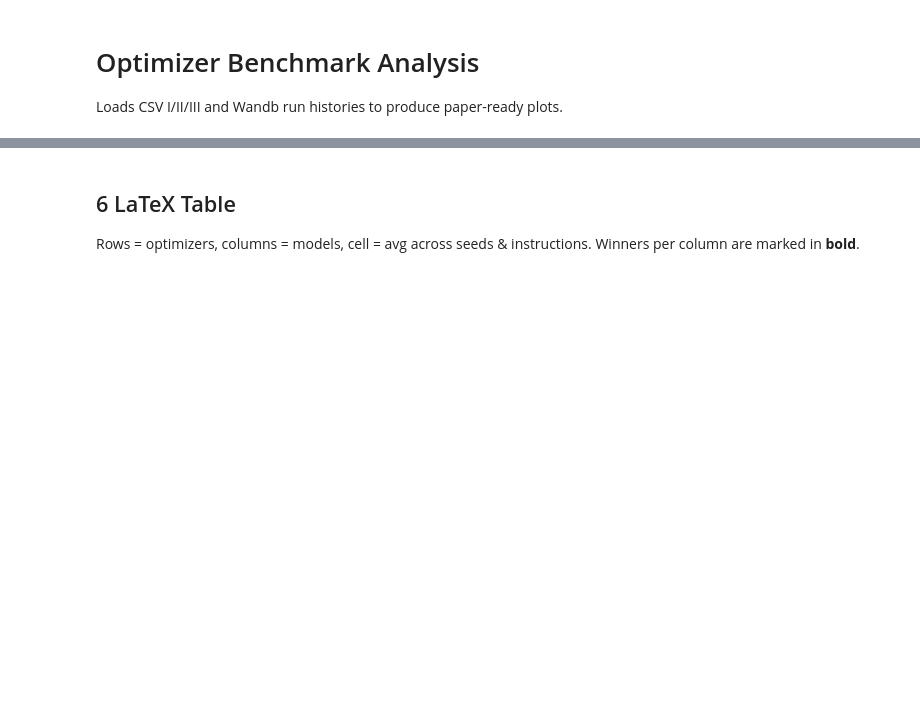
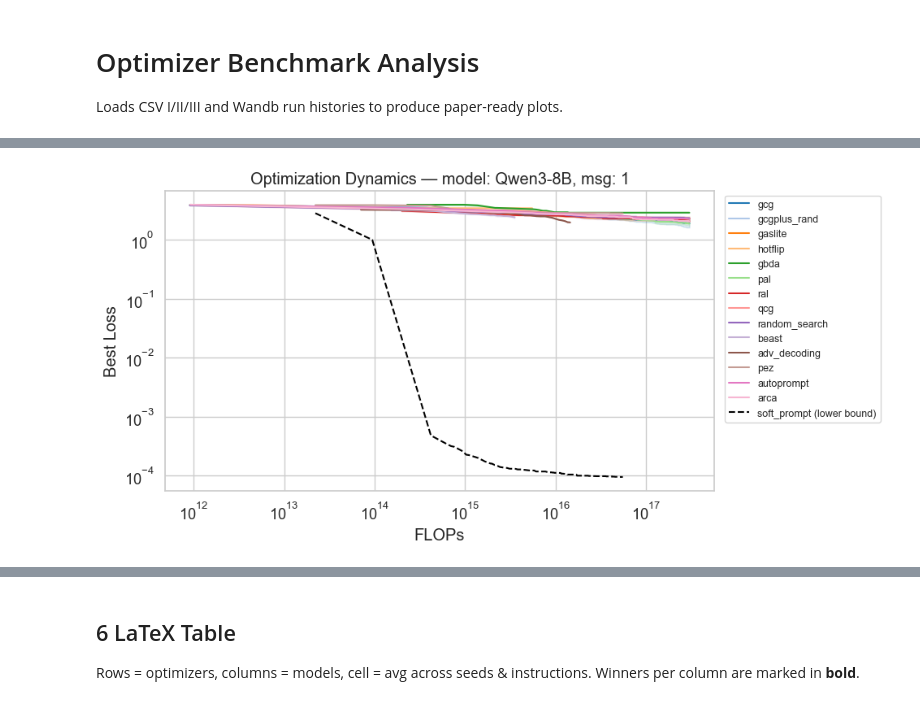
Before and after one commit to matanbt/TROPT, a Jupyter notebook: scripts/opt-bench/analyze.ipynb, the cells around one changed output, grey strips where cells are left out. Saved outputs shown, nothing was run; the diff lists cells and outputs as text; code cells hidden in the pictures; blank space fills up the shorter version.

```diff
--- a/scripts/opt-bench/analyze.ipynb
+++ b/scripts/opt-bench/analyze.ipynb
@@ -40,0 +103,60 @@ print("Optimizers:", csv_i["optimizer_name"].unique().tolist())
+# %%
+# ── Plot configuration ─────────────────────────────────────────────────────
+X_AXIS = "flops"      # "time" (wall-clock seconds) or "flops"
+Y_AXIS = "best_loss"  # "loss" (per-step) or "best_loss" (running best)
+
+fig, ax = plt.subplots(figsize=(10, 5))
+colors = sns.color_palette(PALETTE, len(histories))
+
+for color, (opt_name, seed_hists) in zip(colors, histories.items()):
+    # Resolve x column: prefer requested axis, fall back to step
+    sample_cols = next(iter(seed_hists.values())).columns
+    if X_AXIS in sample_cols:
+        x_col = X_AXIS
+    elif "step" in sample_cols:
+        x_col = "step"
+    else:
+        x_col = sample_cols[0]
+    # Align on common x grid by interpolating
+    all_x = sorted(set(x for h in seed_hists.values() for x in h[x_col].dropna()))
+    interp_losses = []
+    for hist in seed_hists.values():
+        valid = hist[[x_col, Y_AXIS]].dropna()
+        if len(valid) < 2:
+            continue
+        interp_losses.append(np.interp(all_x, valid[x_col], valid[Y_AXIS]))
+    if not interp_losses:
+        continue
+    arr = np.array(interp_losses)
+    mean = arr.mean(axis=0)
+    std  = arr.std(axis=0)
+    ax.plot(all_x, mean, label=opt_name, color=color)
+    ax.fill_between(all_x, mean - std, mean + std, alpha=0.15, color=color)
+
+# Lower-bound dashed line
+if lb_histories:
+    sample_cols = next(iter(lb_histories.values())).columns
+    x_col = X_AXIS if X_AXIS in sample_cols else "step"
+    lb_losses = []
+    all_x_lb = sorted(set(x for h in lb_histories.values() for x in h[x_col].dropna()))
+    for hist in lb_histories.values():
+        valid = hist[[x_col, Y_AXIS]].dropna()
+        if len(valid) < 2:
+            continue
+        lb_losses.append(np.interp(all_x_lb, valid[x_col], valid[Y_AXIS]))
+    if lb_losses:
+        lb_mean = np.array(lb_losses).mean(axis=0)
+        ax.plot(all_x_lb, lb_mean, linestyle="--", color="black", linewidth=1.5, label="soft_prompt (lower bound)")
+
+X_LABELS = {"flops": "FLOPs", "time": "Wall-clock Time (s)"}
+ax.set_xscale("log")
+ax.set_yscale("log")
+ax.set_xlabel(X_LABELS.get(X_AXIS, X_AXIS))
+ax.set_ylabel(Y_AXIS.replace("_", " ").title())
+ax.set_title(f"Optimization Dynamics — model: {CHOSEN_MODEL.split('/')[-1]}, msg: {CHOSEN_MSG_ID}")
+ax.legend(bbox_to_anchor=(1.01, 1), loc="upper left", fontsize=9)
+plt.tight_layout()
+fig.savefig(f"{RESULTS_DIR}/fig_dynamics_m{CHOSEN_MSG_ID}.pdf", dpi=FIG_DPI, bbox_inches="tight")
+plt.show()
+# %% [output]
+[figure, added]
```
Also changed, not shown: parts of 14 cells of this notebook, 2 other files.
